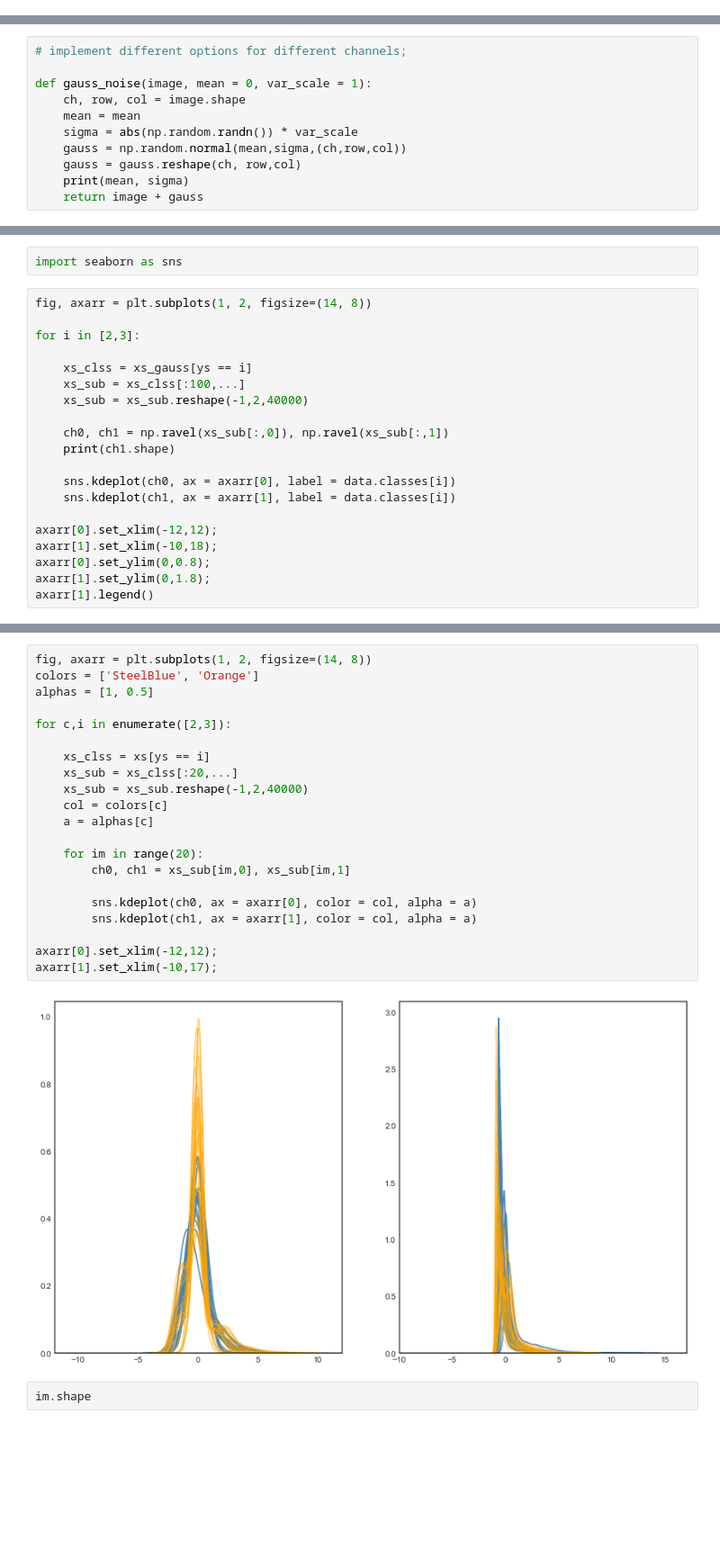
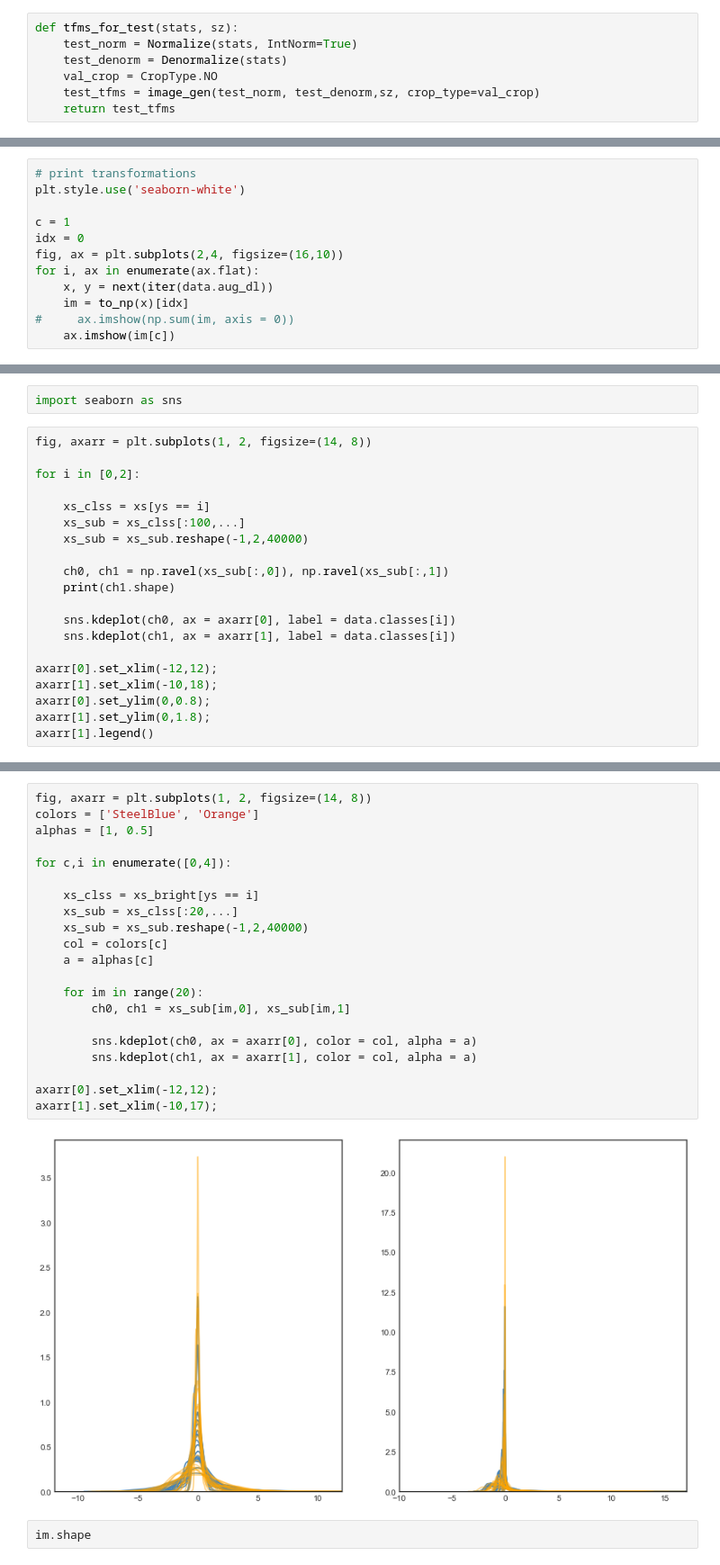
Before and after one commit to WMAPernice/Test_dev, a Jupyter notebook: YNet_dev/New_DEMO_YNet_Res_v11.1.ipynb, the cells around one changed output, grey strips where cells are left out. Shown at 90% size. Saved outputs shown, nothing was run; the diff lists cells and outputs as text; blank space fills up the shorter version.

```diff
--- a/YNet_dev/New_DEMO_YNet_Res_v11.1.ipynb
+++ b/YNet_dev/New_DEMO_YNet_Res_v11.1.ipynb
@@ -119,3 +101,10 @@ def get_data(path: str, sz, bs): # , num_workers=1
 #     print('\n class to index mapping:\n',lbl2index)
 #     print('\n class to index mapping:\n',lbl2index_test)
     return create(tfms), lbl2index, lbl2index_test
+# %%
+def tfms_for_test(stats, sz):
+    test_norm = Normalize(stats, IntNorm=True)
+    test_denorm = Denormalize(stats)
+    val_crop = CropType.NO
+    test_tfms = image_gen(test_norm, test_denorm,sz, crop_type=val_crop)
+    return test_tfms
@@ -125,0 +142,12 @@ x , y = next(iter(data.trn_dl))
+# %%
+# print transformations
+plt.style.use('seaborn-white')
+
+c = 1
+idx = 0
+fig, ax = plt.subplots(2,4, figsize=(16,10))
+for i, ax in enumerate(ax.flat):
+    x, y = next(iter(data.aug_dl))
+    im = to_np(x)[idx]
+#     ax.imshow(np.sum(im, axis = 0))
+    ax.imshow(im[c])
@@ -152,14 +223,3 @@ def random_contrast(img, alpha):
 #     gray = cv2.cvtColor(img, cv2.COLOR_RGB2GRAY)
     gray = (3.0 * (1.0 - alpha) / gray.size) * np.sum(gray)
     return alpha * img + gray
-# %%
-# implement different options for different channels;
-
-def gauss_noise(image, mean = 0, var_scale = 1):
-    ch, row, col = image.shape
-    mean = mean
-    sigma = abs(np.random.randn()) * var_scale
-    gauss = np.random.normal(mean,sigma,(ch,row,col))
-    gauss = gauss.reshape(ch, row,col)
-    print(mean, sigma)
-    return image + gauss
@@ -289,9 +331,9 @@ import seaborn as sns
 # %%
 fig, axarr = plt.subplots(1, 2, figsize=(14, 8))
 
-for i in [2,3]:
+for i in [0,2]:
 
-    xs_clss = xs_gauss[ys == i]
+    xs_clss = xs[ys == i]
     xs_sub = xs_clss[:100,...]
     xs_sub = xs_sub.reshape(-1,2,40000)
 
@@ -314,25 +364,25 @@ axarr[1].legend()
 # %%
 fig, axarr = plt.subplots(1, 2, figsize=(14, 8))
 colors = ['SteelBlue', 'Orange']
 alphas = [1, 0.5]
 
-for c,i in enumerate([2,3]):
+for c,i in enumerate([0,4]):
 
-    xs_clss = xs[ys == i]
+    xs_clss = xs_bright[ys == i]
     xs_sub = xs_clss[:20,...]
     xs_sub = xs_sub.reshape(-1,2,40000)
     col = colors[c]
     a = alphas[c]
 
     for im in range(20):
         ch0, ch1 = xs_sub[im,0], xs_sub[im,1]
 
         sns.kdeplot(ch0, ax = axarr[0], color = col, alpha = a)
         sns.kdeplot(ch1, ax = axarr[1], color = col, alpha = a)
 
 axarr[0].set_xlim(-12,12);
 axarr[1].set_xlim(-10,17);
 # %% [output]
-[figure, old version]
+[figure, new version]
 # %%
 im.shape
```
Also changed, not shown: parts of 54 cells of this notebook, 3 other files.
